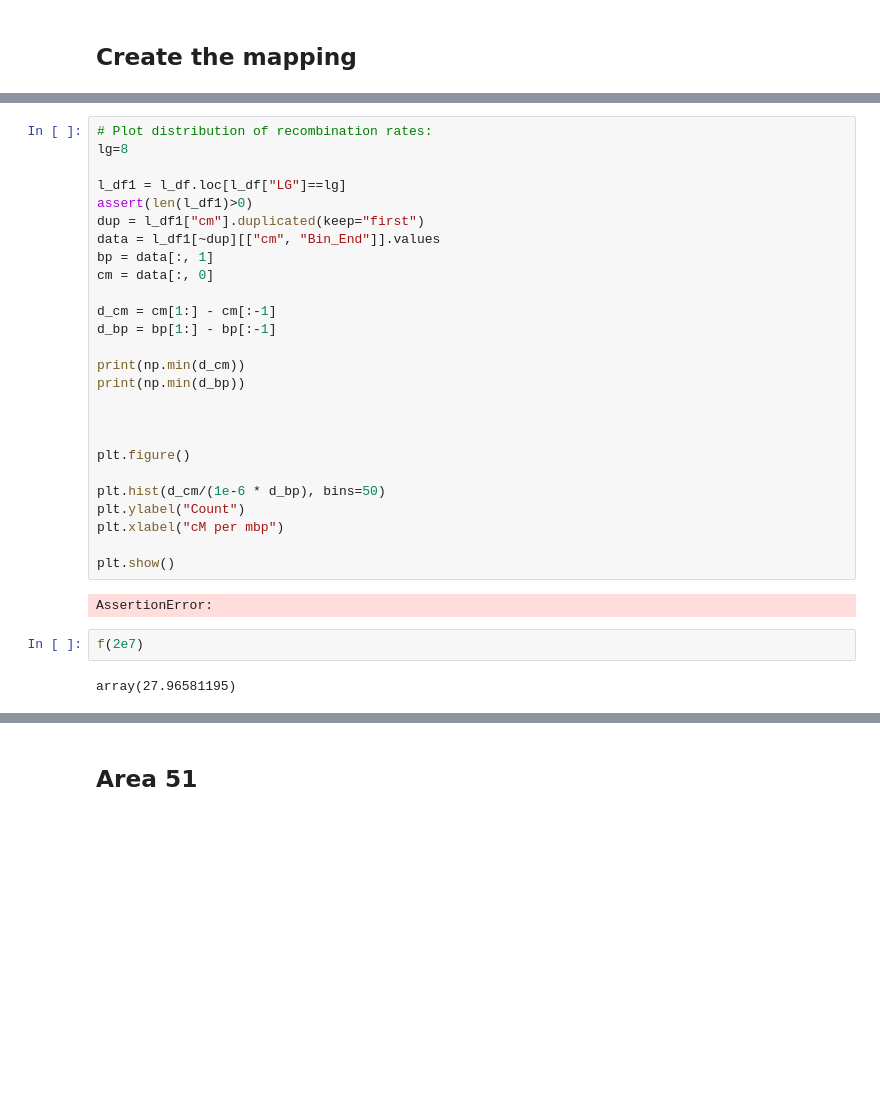
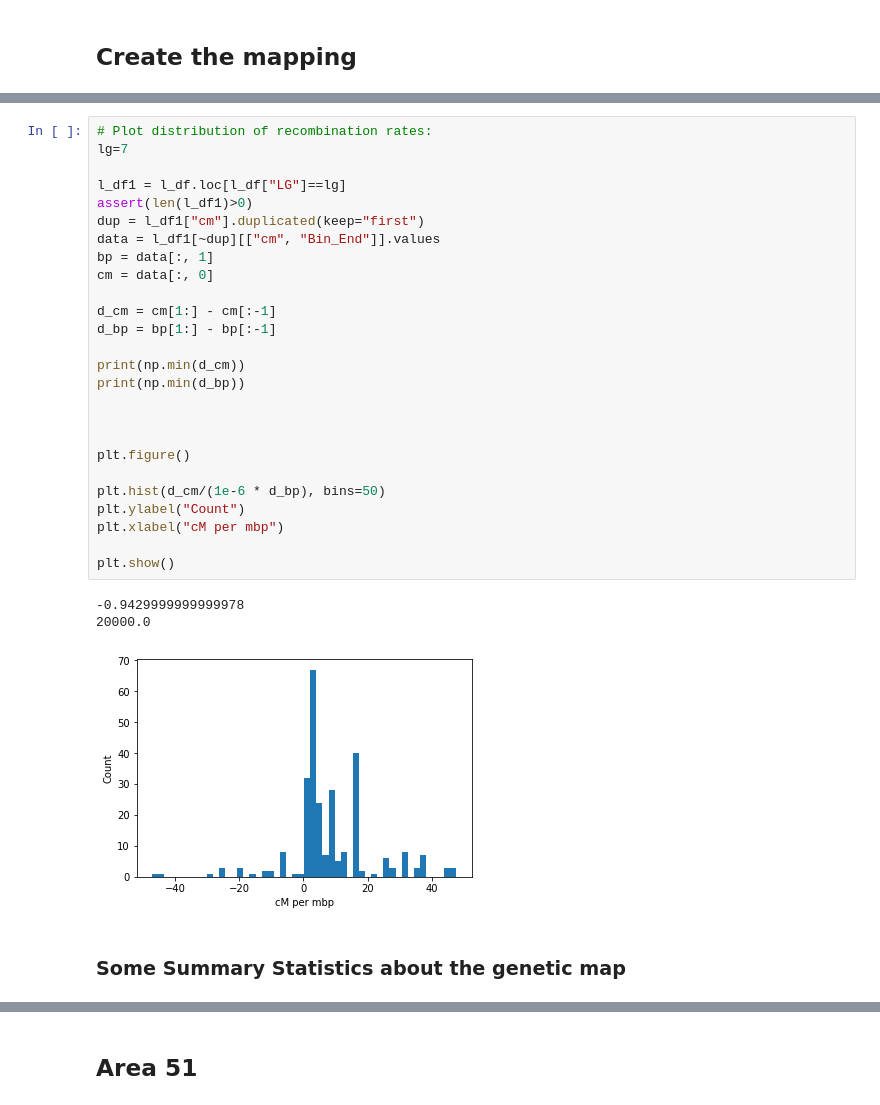
Before and after one commit to hringbauer/Boechera_Analysis, a Jupyter notebook: TransformToGenMap/to_geneticmap.ipynb, the cells around one changed output, grey strips where cells are left out. Saved outputs shown, nothing was run; the diff lists cells and outputs as text; blank space fills up the shorter version.

```diff
--- a/TransformToGenMap/to_geneticmap.ipynb
+++ b/TransformToGenMap/to_geneticmap.ipynb
@@ -84,33 +99,33 @@ plt.show()
 [figure]
 # %%
 # Plot distribution of recombination rates:
-lg=8
+lg=7
 
 l_df1 = l_df.loc[l_df["LG"]==lg]
 assert(len(l_df1)>0)
 dup = l_df1["cm"].duplicated(keep="first")
 data = l_df1[~dup][["cm", "Bin_End"]].values
 bp = data[:, 1]
 cm = data[:, 0]
 
 d_cm = cm[1:] - cm[:-1]
 d_bp = bp[1:] - bp[:-1]
 
 print(np.min(d_cm))
 print(np.min(d_bp))
 
 
 
 plt.figure()
 
 plt.hist(d_cm/(1e-6 * d_bp), bins=50)
 plt.ylabel("Count")
 plt.xlabel("cM per mbp")
 
 plt.show()
 # %% [output]
-AssertionError:
+-0.9429999999999978
+20000.0
+[figure, added]
-# %%
-f(2e7)
-# %% [output]
-array(27.96581195)
+# %% [markdown]
+### Some Summary Statistics about the genetic map
```
Also changed, not shown: parts of 13 cells of this notebook, 21 other files.
